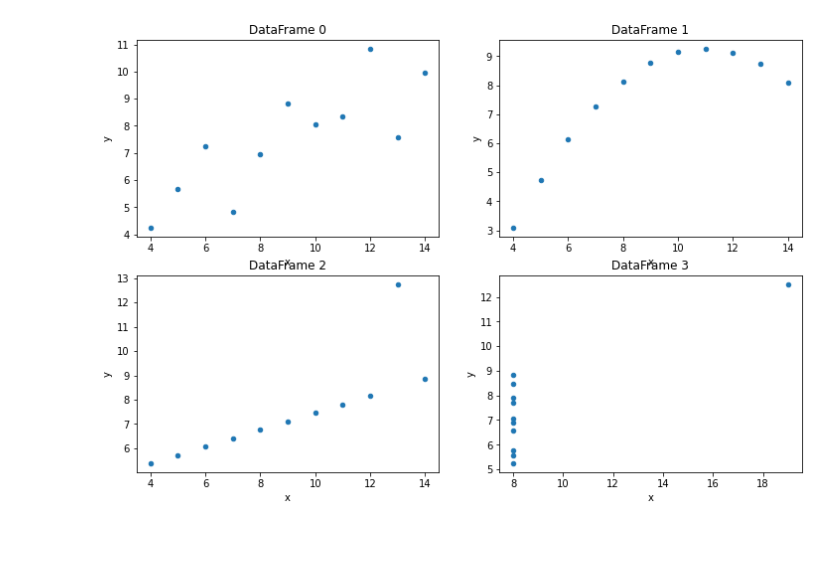
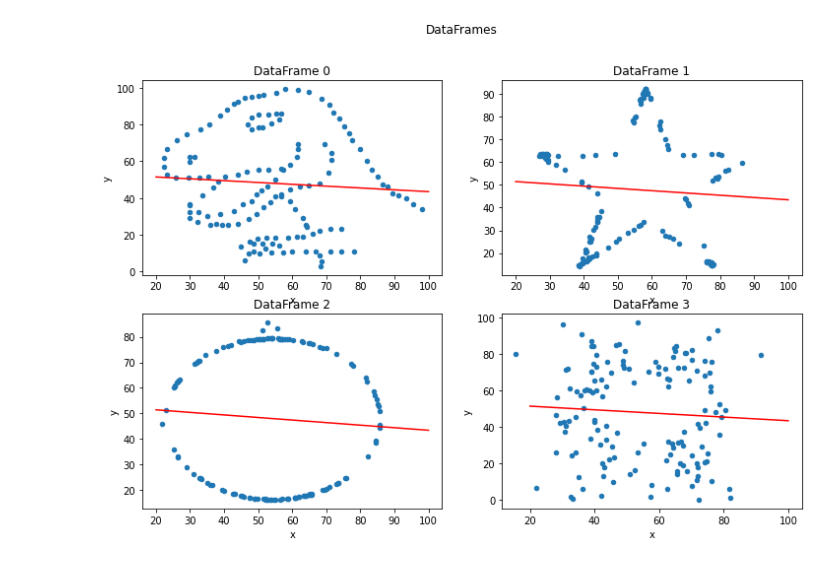
Before and after one commit to MarcoGorelli/mlconfeu-2020-talk, a Jupyter notebook: notebook.ipynb, the cells around one changed output. Cells and saved outputs as stored; diff of their text form; code cells hidden in the pictures.

Commit message:
add dino data

```diff
--- a/notebook.ipynb
+++ b/notebook.ipynb
@@ -1,25 +0,0 @@
-# %%
-import pandas as pd
-from sklearn.metrics import mean_squared_error
-from sklearn.linear_model import LinearRegression
-
-dataframes = {i: pd.read_csv(f"data/dataset_{i}.csv") for i in range(4)}
-
-for i in range(4):
-
-    print(f"DataFrame {i}")
-    df = dataframes[i]
-
-    print(f"{df['x'].mean()=:.2f}")
-    print(f"{df['x'].std()=:.2f}")
-    print(f"{df['y'].mean()=:.2f}")
-    print(f"{df['y'].std()=:.2f}")
-
-    model = LinearRegression()
-    x = df['x'].to_numpy().reshape(-1, 1)
-    y = df['y']
-    model.fit(x, y)
-    print(f"{model.intercept_=:.2f}")
-    print(f"{model.coef_.round(2)=}")
-
-    print(f"{mean_squared_error(model.predict(x), y)=:.2f}")
@@ -44,12 +7,18 @@ mean_squared_error(model.predict(x), y)=1.25
 # %%
 import matplotlib.pyplot as plt
-import seaborn as sns
+import numpy as np
 
 fig, ax = plt.subplots(2, 2, figsize=(12, 8))
-
-dataframes[0].plot.scatter(x='x', y='y', ax=ax[0, 0], title="DataFrame 0")
-dataframes[1].plot.scatter(x='x', y='y', ax=ax[0, 1], title="DataFrame 1")
-dataframes[2].plot.scatter(x='x', y='y', ax=ax[1, 0], title="DataFrame 2")
-dataframes[3].plot.scatter(x='x', y='y', ax=ax[1, 1], title="DataFrame 3");
+fig.suptitle("DataFrames")
+dataframes[0].plot.scatter(x="x", y="y", ax=ax[0, 0], title="DataFrame 0")
+x = np.linspace(20, 100, 100)
+y = 53.43 - 0.1*x
+ax[0, 0].plot(x, y, c='r')
+ax[0, 1].plot(x, y, c='r')
+ax[1, 0].plot(x, y, c='r')
+ax[1, 1].plot(x, y, c='r')
+dataframes[1].plot.scatter(x="x", y="y", ax=ax[0, 1], title="DataFrame 1")
+dataframes[2].plot.scatter(x="x", y="y", ax=ax[1, 0], title="DataFrame 2")
+dataframes[3].plot.scatter(x="x", y="y", ax=ax[1, 1], title="DataFrame 3");
 # %% [output]
-[figure, old version]
+[figure, new version]
```
Also changed, not shown: parts of 2 cells of this notebook, 6 other files.
